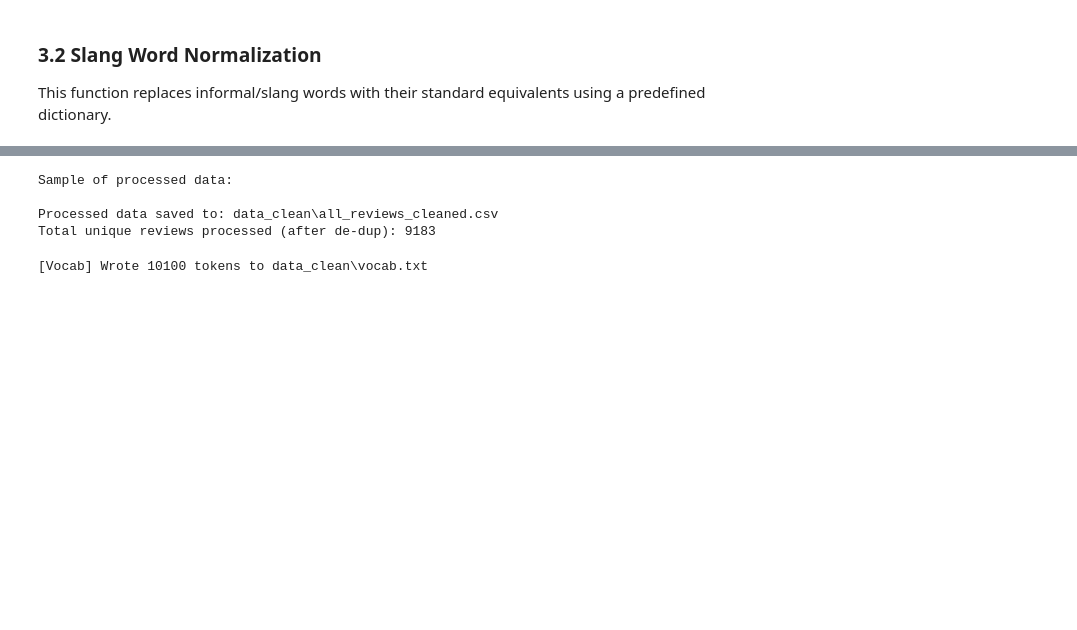
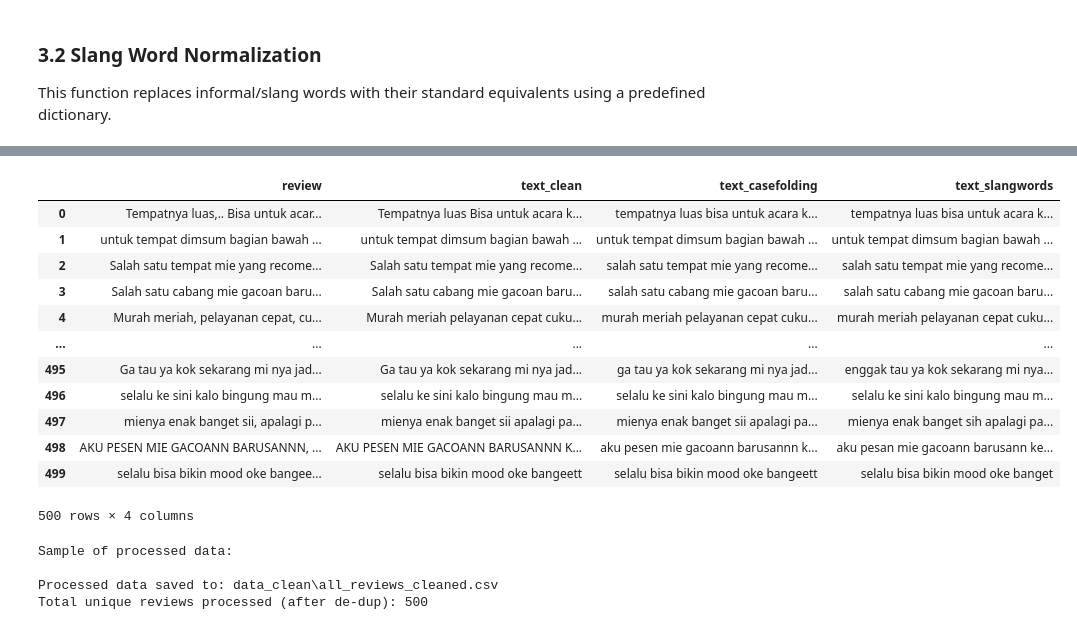
Before and after one commit to prakosoee/umkm-ABSA, a Jupyter notebook: cleaning.ipynb, the cells around one changed output, grey strips where cells are left out. Drawn from its saved outputs; the diff is of its cells as text; code cells hidden in the pictures; blank space fills up the shorter version.

```diff
--- a/cleaning.ipynb
+++ b/cleaning.ipynb
@@ -376,24 +293,34 @@ df['text_clean_en'] = translate_texts(texts_to_translate, batch_size=32)
+# %%
+df[['review', 'text_clean', 'text_casefolding', 'text_slangwords']]
+# %% [output]
+|  | review | text_clean | text_casefolding | text_slangwords |
+| 0 | Tempatnya luas,.. Bisa untuk acar... | Tempatnya luas Bisa untuk acara k... | tempatnya luas bisa untuk acara k... | tempatnya luas bisa untuk acara k... |
+| 1 | untuk tempat dimsum bagian bawah ... | untuk tempat dimsum bagian bawah ... | untuk tempat dimsum bagian bawah ... | untuk tempat dimsum bagian bawah ... |
+| 2 | Salah satu tempat mie yang recome... | Salah satu tempat mie yang recome... | salah satu tempat mie yang recome... | salah satu tempat mie yang recome... |
+| 3 | Salah satu cabang mie gacoan baru... | Salah satu cabang mie gacoan baru... | salah satu cabang mie gacoan baru... | salah satu cabang mie gacoan baru... |
+| 4 | Murah meriah, pelayanan cepat, cu... | Murah meriah pelayanan cepat cuku... | murah meriah pelayanan cepat cuku... | murah meriah pelayanan cepat cuku... |
+| ... | ... | ... | ... | ... |
+| 495 | Ga tau ya kok sekarang mi nya jad... | Ga tau ya kok sekarang mi nya jad... | ga tau ya kok sekarang mi nya jad... | enggak tau ya kok sekarang mi nya... |
+| 496 | selalu ke sini kalo bingung mau m... | selalu ke sini kalo bingung mau m... | selalu ke sini kalo bingung mau m... | selalu ke sini kalo bingung mau m... |
+| 497 | mienya enak banget sii, apalagi p... | mienya enak banget sii apalagi pa... | mienya enak banget sii apalagi pa... | mienya enak banget sih apalagi pa... |
+| 498 | AKU PESEN MIE GACOANN BARUSANNN, ... | AKU PESEN MIE GACOANN BARUSANNN K... | aku pesen mie gacoann barusannn k... | aku pesan mie gacoann barusann ke... |
+| 499 | selalu bisa bikin mood oke bangee... | selalu bisa bikin mood oke bangeett | selalu bisa bikin mood oke bangeett | selalu bisa bikin mood oke banget |
+500 rows × 4 columns
 # %%
-## 6. Save Processed Data
-
-# Display a sample of the processed data
 print("Sample of processed data:")
 cols_to_show = [c for c in ['text_clean', 'sentence'] if c in df.columns]
 df[cols_to_show].sample(5)
 
-# Save the cleaned data to a CSV file
 output_dir = "data_clean"
 if not os.path.exists(output_dir):
     os.makedirs(output_dir)
 
 output_csv = os.path.join(output_dir, "all_reviews_cleaned.csv")
-output_cols = ['text_clean']
+output_cols = ['text_slangwords']
 
-# Include English translation if available
 if 'text_clean_en' in df.columns:
     output_cols.append('text_clean_en')
 
-# Guard in case some columns are missing
 output_cols = [c for c in output_cols if c in df.columns]
 
 df_out = df[output_cols].copy()
@@ -404,41 +331,4 @@ print(f"Total unique reviews processed (after de-dup): {len(df)}")
 Sample of processed data:
 
 Processed data saved to: data_clean\all_reviews_cleaned.csv
-Total unique reviews processed (after de-dup): 9183
+Total unique reviews processed (after de-dup): 500
-# %%
-# 7. Generate Vocabulary / Keywords and save to TXT (tokens only, no counts)
-from sklearn.feature_extraction.text import CountVectorizer
-
-vocab_input_csv = os.path.join("data_clean", "all_reviews_cleaned.csv")
-vocab_output_txt = os.path.join("data_clean", "vocab.txt")
-
-# Load cleaned data
-_vdf = pd.read_csv(vocab_input_csv, encoding="utf-8-sig")
-if "text_clean" not in _vdf.columns:
-    raise ValueError("'text_clean' column not found in data_clean/all_reviews_cleaned.csv")
-
-_texts = _vdf["text_clean"].astype(str).fillna("").tolist()
-
-# Build vocabulary (tokens only)
-_vec = CountVectorizer(
-    analyzer="word",
-    ngram_range=(1, 1),  # set to (1, 2) if you want bigrams too
-    min_df=1,
-    max_df=1.0,
-    lowercase=True,
-)
-_vec.fit(_texts)
-_vocab = _vec.get_feature_names_out()
-
-# Sort tokens alphabetically for determinism
-_tokens = sorted(_vocab.tolist())
-
-# Write tokens only (one token per line)
-os.makedirs(os.path.dirname(vocab_output_txt), exist_ok=True)
-with open(vocab_output_txt, "w", encoding="utf-8") as f:
-    for tok in _tokens:
-        f.write(f"{tok}\n")
-
-print(f"[Vocab] Wrote {len(_tokens)} tokens to {vocab_output_txt}")
-# %% [output]
-[Vocab] Wrote 10100 tokens to data_clean\vocab.txt
```
Also changed, not shown: parts of 15 cells of this notebook, 22 other files.
